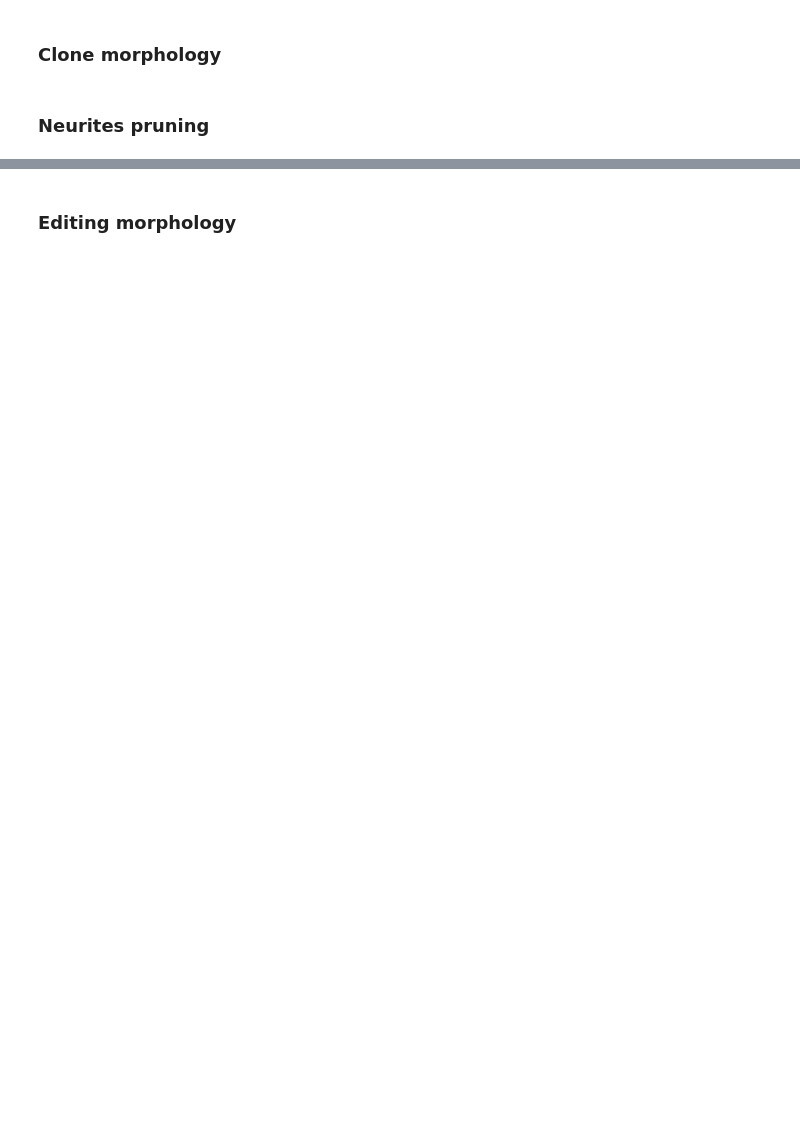
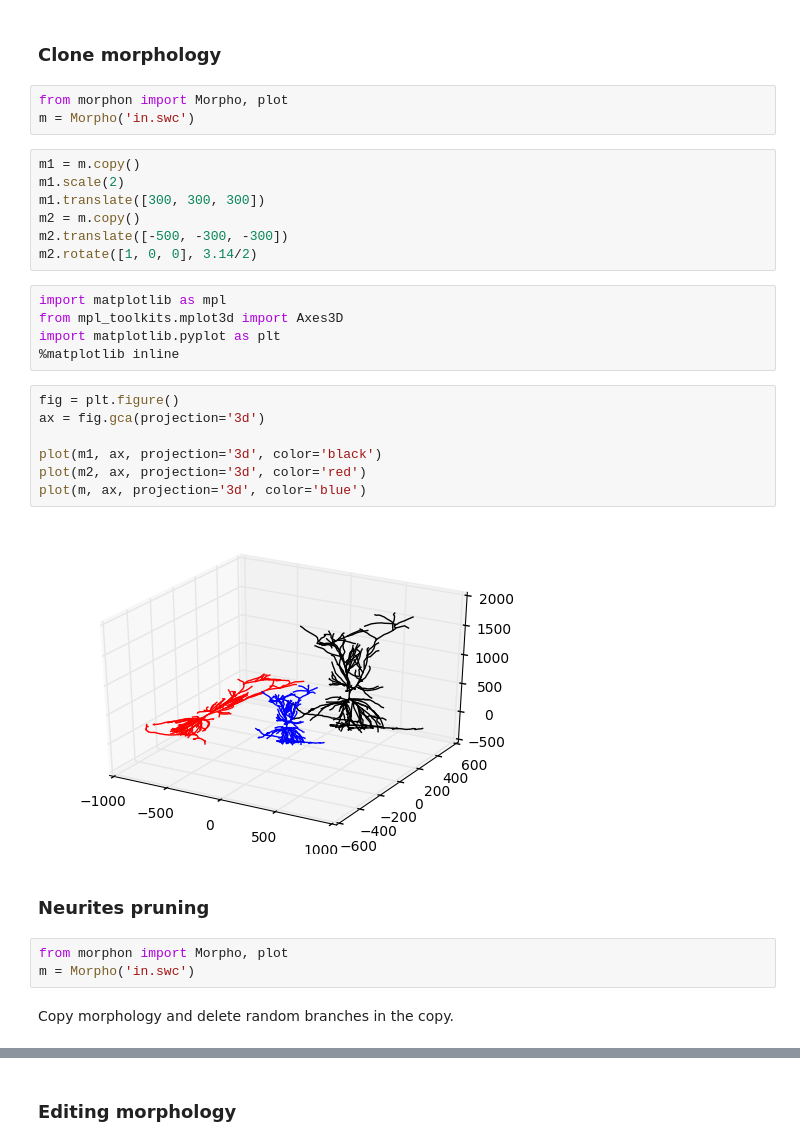
Before and after one commit to a1eko/morphon, a Jupyter notebook: examples/examples.ipynb, the cells around one changed output, grey strips where cells are left out. Cells and saved outputs as stored; diff of their text form; blank space fills up the shorter version.

```diff
--- a/examples/examples.ipynb
+++ b/examples/examples.ipynb
@@ -203,4 +265,33 @@ plt.grid(True)
 # %% [markdown]
 ### Clone morphology
+# %%
+from morphon import Morpho, plot
+m = Morpho('in.swc')
+# %%
+m1 = m.copy()
+m1.scale(2)
+m1.translate([300, 300, 300])
+m2 = m.copy()
+m2.translate([-500, -300, -300])
+m2.rotate([1, 0, 0], 3.14/2)
+# %%
+import matplotlib as mpl
+from mpl_toolkits.mplot3d import Axes3D
+import matplotlib.pyplot as plt
+%matplotlib inline
+# %%
+fig = plt.figure()
+ax = fig.gca(projection='3d')
+
+plot(m1, ax, projection='3d', color='black')
+plot(m2, ax, projection='3d', color='red')
+plot(m, ax, projection='3d', color='blue')
+# %% [output]
+[figure, added]
 # %% [markdown]
 ### Neurites pruning
+# %%
+from morphon import Morpho, plot
+m = Morpho('in.swc')
+# %% [markdown]
+Copy morphology and delete random branches in the copy.
```
Also changed, not shown: parts of 51 cells of this notebook, 3 other files.
